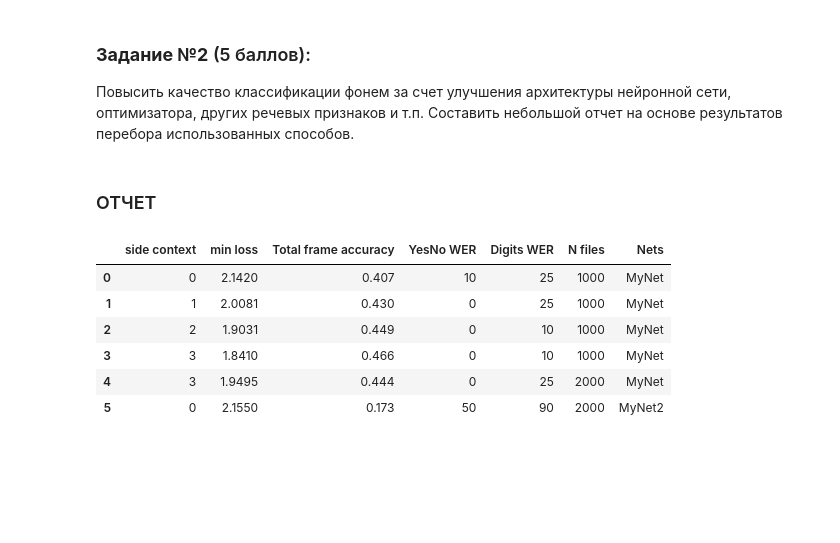
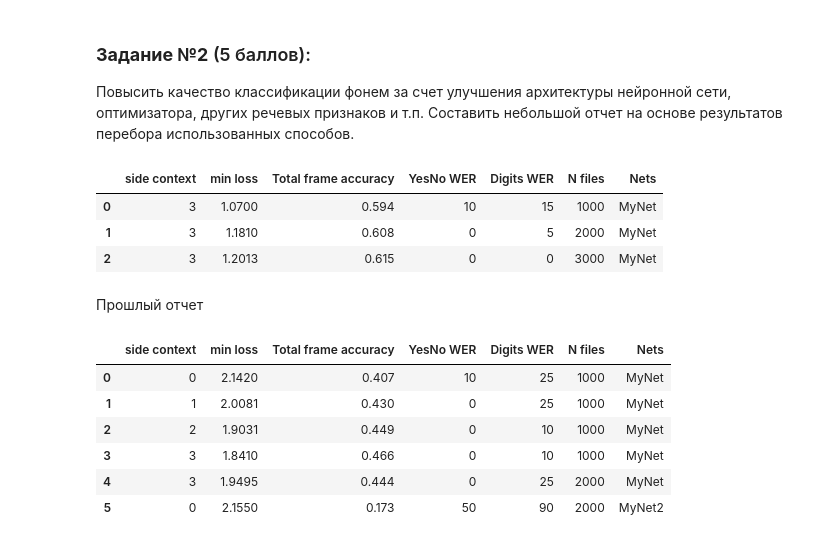
Before and after one commit to Ilyabasharov/made_mail.ru, a Jupyter notebook: 2_term/made_2021_speech_recognition/homeworks/6/asr_lab_3.ipynb, the cells around one changed output. Saved outputs shown, nothing was run; the diff lists cells and outputs as text; code cells hidden in the pictures; blank space fills up the shorter version.

```diff
--- a/2_term/made_2021_speech_recognition/homeworks/6/asr_lab_3.ipynb
+++ b/2_term/made_2021_speech_recognition/homeworks/6/asr_lab_3.ipynb
@@ -583,8 +542,33 @@ Total time is: 27.98 sec
 # %% [markdown]
 ### <b>Задание №2</b> (5 баллов):
 Повысить качество классификации фонем за счет улучшения архитектуры нейронной сети, оптимизатора, других речевых признаков и т.п. Составить небольшой отчет на основе результатов перебора использованных способов.
-# %% [markdown]
-### ОТЧЕТ
+# %%
+nets = ['MyNet', 'MyNet', 'MyNet', ]
+side_context = [3, 3, 3, ]
+min_loss = [1.07, 1.1810, 1.2013, ]
+TFA = [0.594, 0.608, 0.615, ]
+YN = [10, 0, 0, ]
+Digits = [15, 5, 0, ]
+n_data = [1000, 2000, 3000, ]
+
+import pandas as pd
+pd.DataFrame(
+    {'side context': side_context,
+     'min loss': min_loss,
+     'Total frame accuracy': TFA,
+     'YesNo WER': YN,
+     'Digits WER': Digits,
+     'N files': n_data,
+     'Nets': nets,
+     },
+)
+# %% [output]
+|  | side context | min loss | Total frame accuracy | YesNo WER | Digits WER | N files | Nets |
+| 0 | 3 | 1.0700 | 0.594 | 10 | 15 | 1000 | MyNet |
+| 1 | 3 | 1.1810 | 0.608 | 0 | 5 | 2000 | MyNet |
+| 2 | 3 | 1.2013 | 0.615 | 0 | 0 | 3000 | MyNet |
+# %% [markdown]
+Прошлый отчет
 # %%
 nets = ['MyNet', 'MyNet', 'MyNet', 'MyNet', 'MyNet', 'MyNet2']
 side_context = [0, 1, 2, 3, 3, 0]
```
Also changed, not shown: parts of 19 cells of this notebook, 20 other files.
